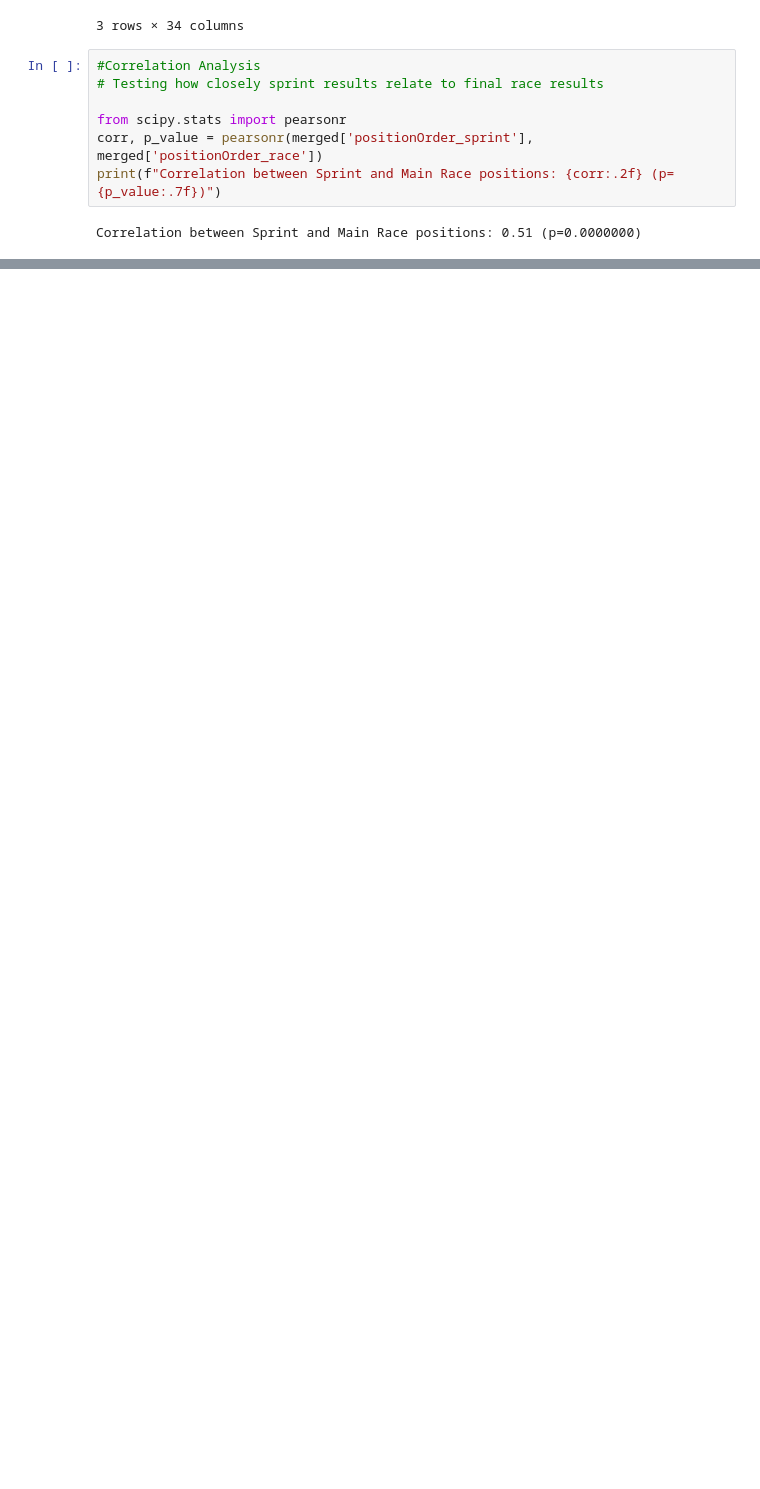
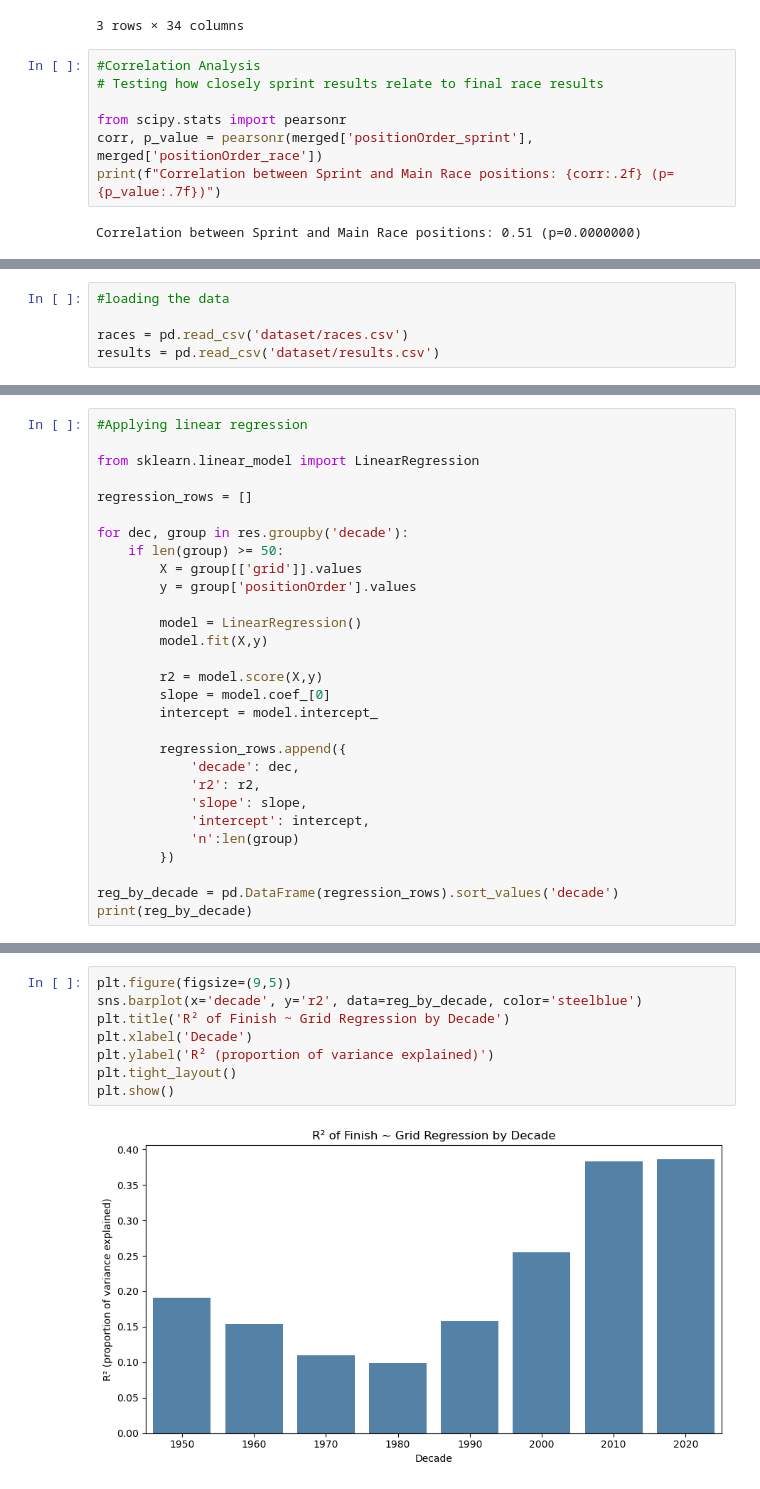
Before and after one commit to mahaejaz2699/Dissertation, a Jupyter notebook: data.ipynb, the cells around one changed output, grey strips where cells are left out. Drawn from its saved outputs; the diff is of its cells as text; blank space fills up the shorter version.

```diff
--- a/data.ipynb
+++ b/data.ipynb
@@ -1622,0 +1631,5 @@ This quantitative summary reinforces the earlier visual clustering results, conf
+# %%
+#loading the data
+
+races = pd.read_csv('dataset/races.csv')
+results = pd.read_csv('dataset/results.csv')
@@ -1622,0 +1746,29 @@ This quantitative summary reinforces the earlier visual clustering results, conf
+# %%
+#Applying linear regression
+
+from sklearn.linear_model import LinearRegression
+
+regression_rows = []
+
+for dec, group in res.groupby('decade'):
+    if len(group) >= 50:
+        X = group[['grid']].values
+        y = group['positionOrder'].values
+
+        model = LinearRegression()
+        model.fit(X,y)
+
+        r2 = model.score(X,y)
+        slope = model.coef_[0]
+        intercept = model.intercept_
+
+        regression_rows.append({
+            'decade': dec,
+            'r2': r2,
+            'slope': slope,
+            'intercept': intercept,
+            'n':len(group)
+        })
+
+reg_by_decade = pd.DataFrame(regression_rows).sort_values('decade')
+print(reg_by_decade)
@@ -1622,0 +1785,10 @@ This quantitative summary reinforces the earlier visual clustering results, conf
+# %%
+plt.figure(figsize=(9,5))
+sns.barplot(x='decade', y='r2', data=reg_by_decade, color='steelblue')
+plt.title('R² of Finish ~ Grid Regression by Decade')
+plt.xlabel('Decade')
+plt.ylabel('R² (proportion of variance explained)')
+plt.tight_layout()
+plt.show()
+# %% [output]
+[figure, added]
```
Also changed, not shown: parts of 122 cells of this notebook.
